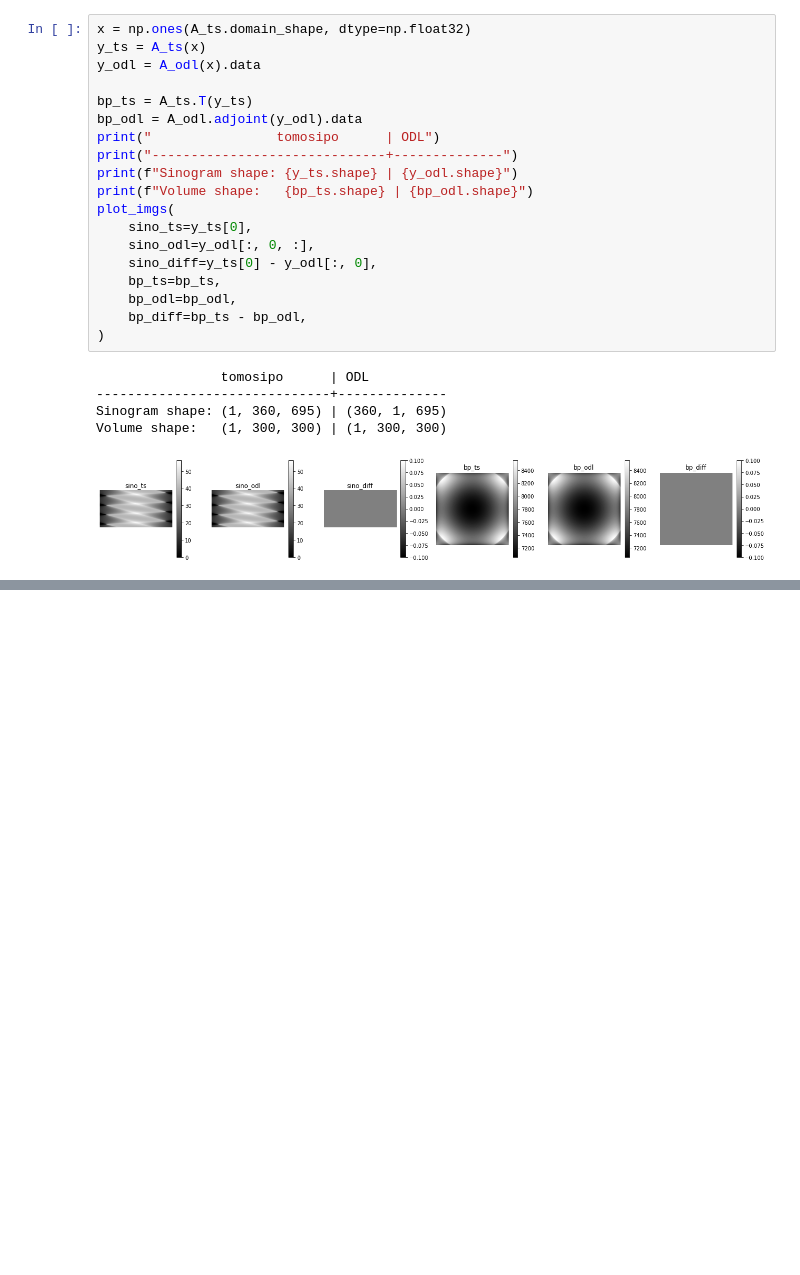
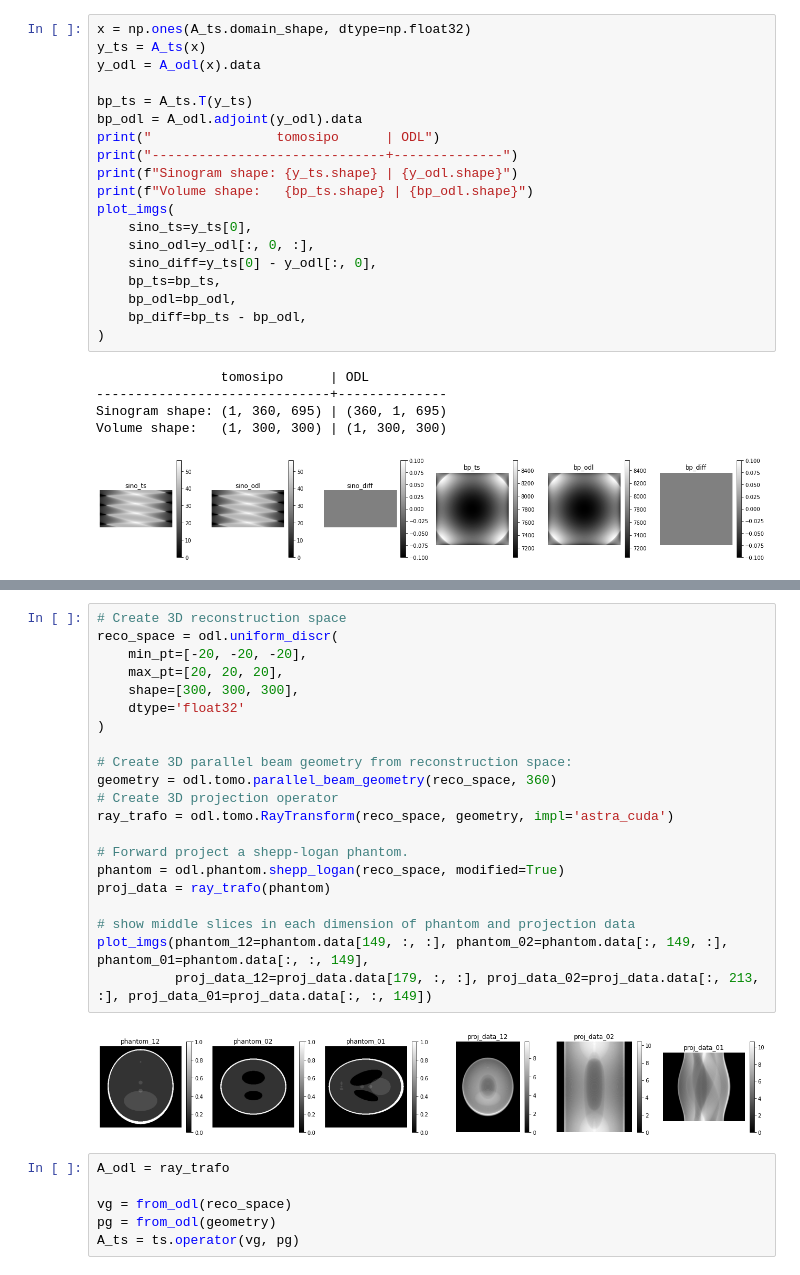
Before and after one commit to ahendriksen/tomosipo, a Jupyter notebook: notebooks/odl.ipynb, the cells around one changed output, grey strips where cells are left out. Drawn from its saved outputs; the diff is of its cells as text; blank space fills up the shorter version.

```diff
--- a/notebooks/odl.ipynb
+++ b/notebooks/odl.ipynb
@@ -111,0 +181,29 @@ Volume shape:   (1, 300, 300) | (1, 300, 300)
+# %%
+# Create 3D reconstruction space
+reco_space = odl.uniform_discr(
+    min_pt=[-20, -20, -20],
+    max_pt=[20, 20, 20],
+    shape=[300, 300, 300],
+    dtype='float32'
+)
+
+# Create 3D parallel beam geometry from reconstruction space:
+geometry = odl.tomo.parallel_beam_geometry(reco_space, 360)
+# Create 3D projection operator
+ray_trafo = odl.tomo.RayTransform(reco_space, geometry, impl='astra_cuda')
+
+# Forward project a shepp-logan phantom.
+phantom = odl.phantom.shepp_logan(reco_space, modified=True)
+proj_data = ray_trafo(phantom)
+
+# show middle slices in each dimension of phantom and projection data
+plot_imgs(phantom_12=phantom.data[149, :, :], phantom_02=phantom.data[:, 149, :], phantom_01=phantom.data[:, :, 149],
+          proj_data_12=proj_data.data[179, :, :], proj_data_02=proj_data.data[:, 213, :], proj_data_01=proj_data.data[:, :, 149])
+# %% [output]
+[figure, added]
+# %%
+A_odl = ray_trafo
+
+vg = from_odl(reco_space)
+pg = from_odl(geometry)
+A_ts = ts.operator(vg, pg)
```
Also changed, not shown: parts of 10 cells of this notebook.
